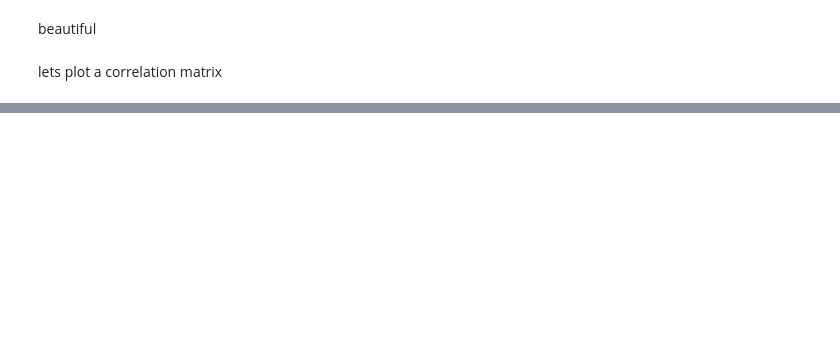
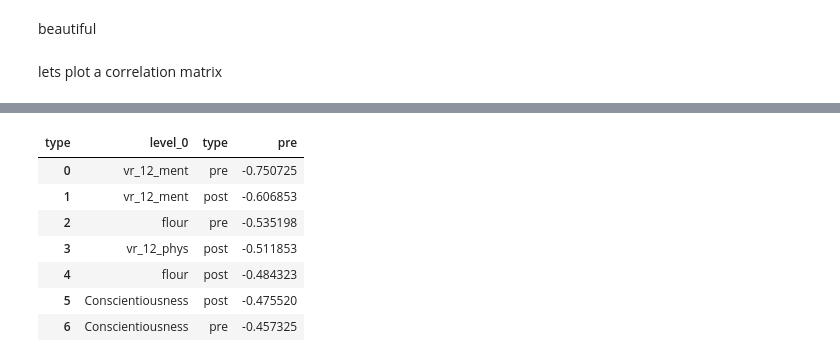
Before and after one commit to mkhash/Modelling-Student-Stress, a Jupyter notebook: code/EDA.ipynb, the cells around one changed output, grey strips where cells are left out. Cells and saved outputs as stored; diff of their text form; code cells hidden in the pictures; blank space fills up the shorter version.

```diff
--- a/code/EDA.ipynb
+++ b/code/EDA.ipynb
@@ -613,0 +641,11 @@ corr.style.background_gradient(cmap='coolwarm').set_precision(3)
+# %%
+pre_corr.head(7).reset_index().iloc[:,0:3]
+# %% [output]
+| type | level_0 | type | pre |
+| 0 | vr_12_ment | pre | -0.750725 |
+| 1 | vr_12_ment | post | -0.606853 |
+| 2 | flour | pre | -0.535198 |
+| 3 | vr_12_phys | post | -0.511853 |
+| 4 | flour | post | -0.484323 |
+| 5 | Conscientiousness | post | -0.475520 |
+| 6 | Conscientiousness | pre | -0.457325 |
```
Also changed, not shown: parts of 23 cells of this notebook, 2 other files.
